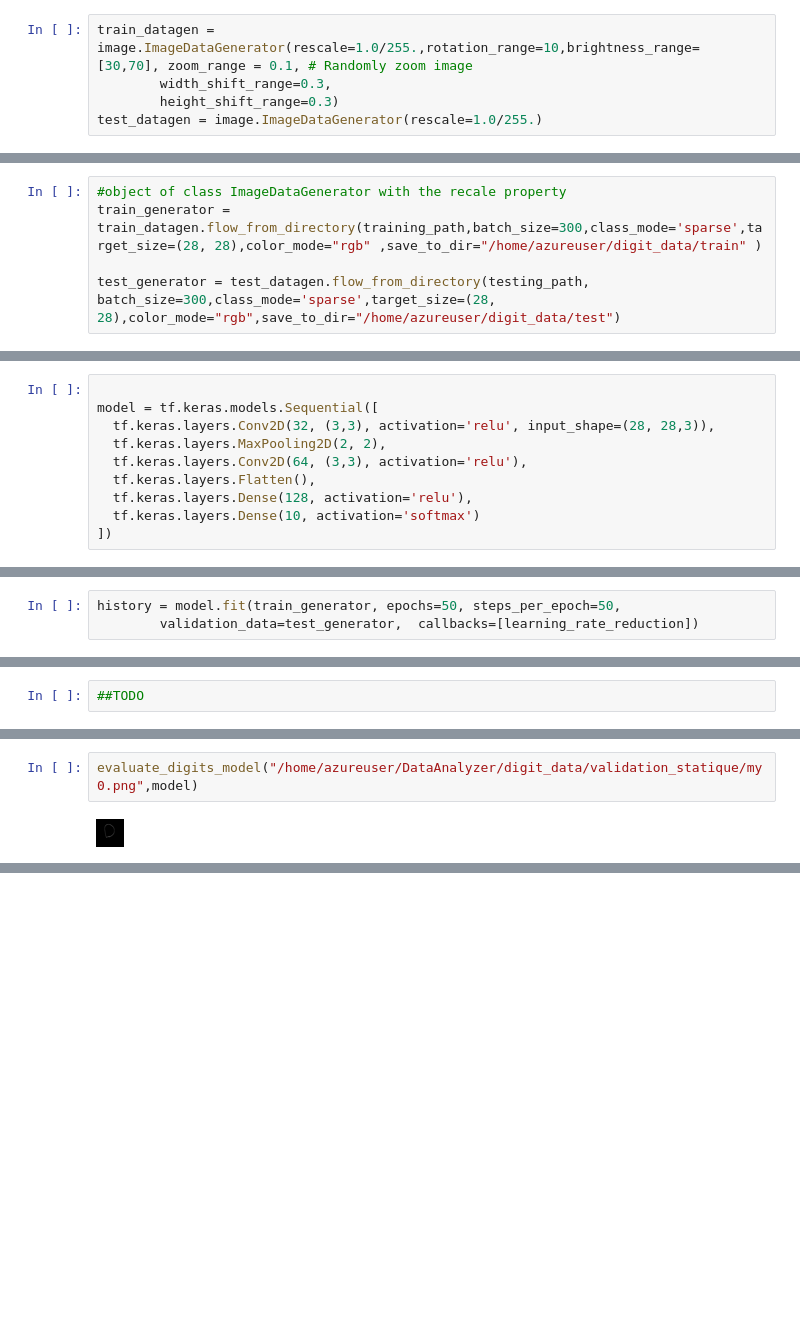
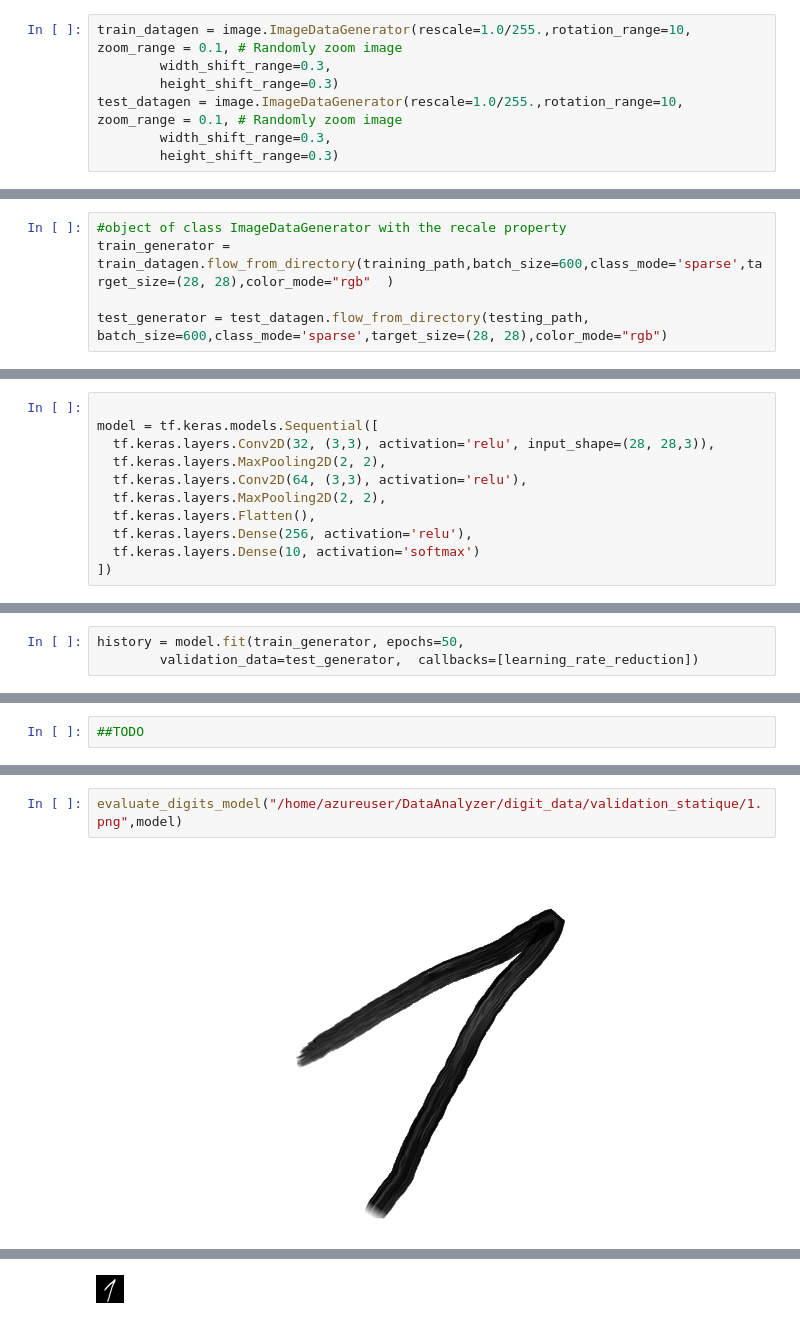
Before and after one commit to noreddinelam/DataAnalyzer, a Jupyter notebook: src/Tensorflow/digits.ipynb, the cells around one changed output, grey strips where cells are left out. Saved outputs shown, nothing was run; the diff lists cells and outputs as text; blank space fills up the shorter version.

Commit message:
Finalize th Digit Model Training

```diff
--- a/src/Tensorflow/digits.ipynb
+++ b/src/Tensorflow/digits.ipynb
@@ -48,17 +48,19 @@ We chose :
         - Randomly shift images vertically
         - Randomly shift images horizontally
 # %%
-train_datagen = image.ImageDataGenerator(rescale=1.0/255.,rotation_range=10,brightness_range= [30,70], zoom_range = 0.1, # Randomly zoom image
+train_datagen = image.ImageDataGenerator(rescale=1.0/255.,rotation_range=10, zoom_range = 0.1, # Randomly zoom image
         width_shift_range=0.3,
         height_shift_range=0.3)
-test_datagen = image.ImageDataGenerator(rescale=1.0/255.)
+test_datagen = image.ImageDataGenerator(rescale=1.0/255.,rotation_range=10, zoom_range = 0.1, # Randomly zoom image
+        width_shift_range=0.3,
+        height_shift_range=0.3)
 # %% [markdown]
 #### Generate and set directory to read images from with data augnemtation
 # %%
 #object of class ImageDataGenerator with the recale property
-train_generator = train_datagen.flow_from_directory(training_path,batch_size=300,class_mode='sparse',target_size=(28, 28),color_mode="rgb" ,save_to_dir="/home/azureuser/digit_data/train" )
+train_generator = train_datagen.flow_from_directory(training_path,batch_size=600,class_mode='sparse',target_size=(28, 28),color_mode="rgb"  )
 
-test_generator = test_datagen.flow_from_directory(testing_path, batch_size=300,class_mode='sparse',target_size=(28, 28),color_mode="rgb",save_to_dir="/home/azureuser/digit_data/test")
+test_generator = test_datagen.flow_from_directory(testing_path, batch_size=600,class_mode='sparse',target_size=(28, 28),color_mode="rgb")
 # %% [output]
 Found 60000 images belonging to 10 classes.
 Found 10000 images belonging to 10 classes.
@@ -90,7 +92,8 @@ model = tf.keras.models.Sequential([
   tf.keras.layers.Conv2D(32, (3,3), activation='relu', input_shape=(28, 28,3)),
   tf.keras.layers.MaxPooling2D(2, 2),
   tf.keras.layers.Conv2D(64, (3,3), activation='relu'),
+  tf.keras.layers.MaxPooling2D(2, 2),
   tf.keras.layers.Flatten(),
-  tf.keras.layers.Dense(128, activation='relu'),
+  tf.keras.layers.Dense(256, activation='relu'),
   tf.keras.layers.Dense(10, activation='softmax')
 ])
@@ -121,7 +118,7 @@ learning_rate_reduction = ReduceLROnPlateau(monitor='val_accuracy',
                                             min_lr=0.00001 # minimum learning rate
                                             )
 # %%
-history = model.fit(train_generator, epochs=50, steps_per_epoch=50,
+history = model.fit(train_generator, epochs=50,
         validation_data=test_generator,  callbacks=[learning_rate_reduction])
 # %% [output]
 Epoch 1/50
@@ -148,4 +155,4 @@ Epoch 50/50
 # %%
-evaluate_digits_model("/home/azureuser/DataAnalyzer/digit_data/validation_statique/my0.png",model)
+evaluate_digits_model("/home/azureuser/DataAnalyzer/digit_data/validation_statique/1.png",model)
 # %% [output]
-[figure, old version]
+[figure, new version]
@@ -153,0 +176 @@ evaluate_digits_model("/home/azureuser/DataAnalyzer/digit_data/validation_statiq
+[figure, added]
```
Also changed, not shown: parts of 6 cells of this notebook, 1 other file.
